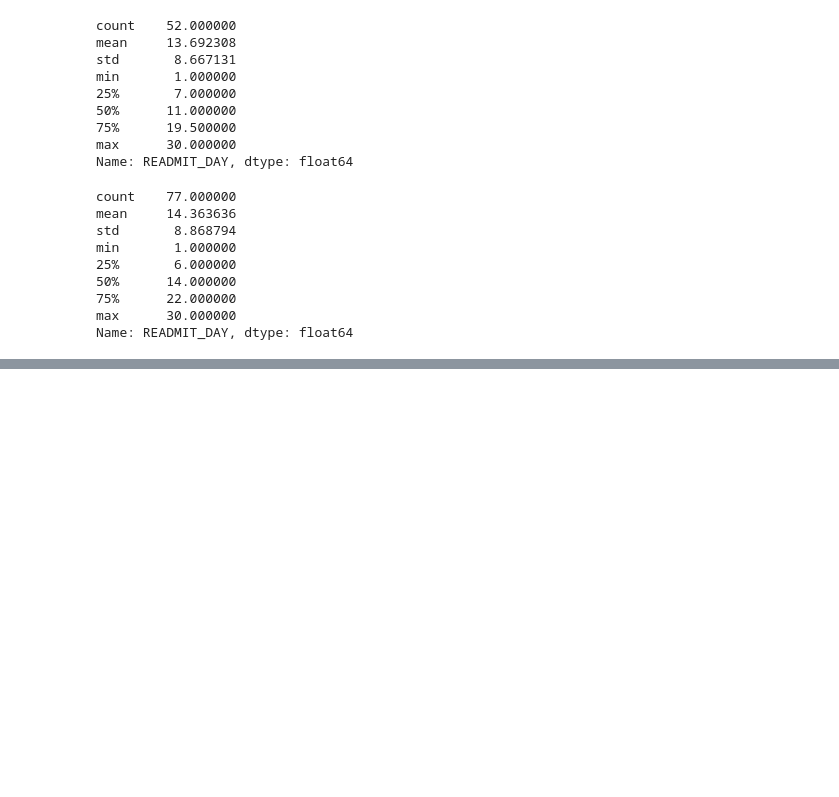
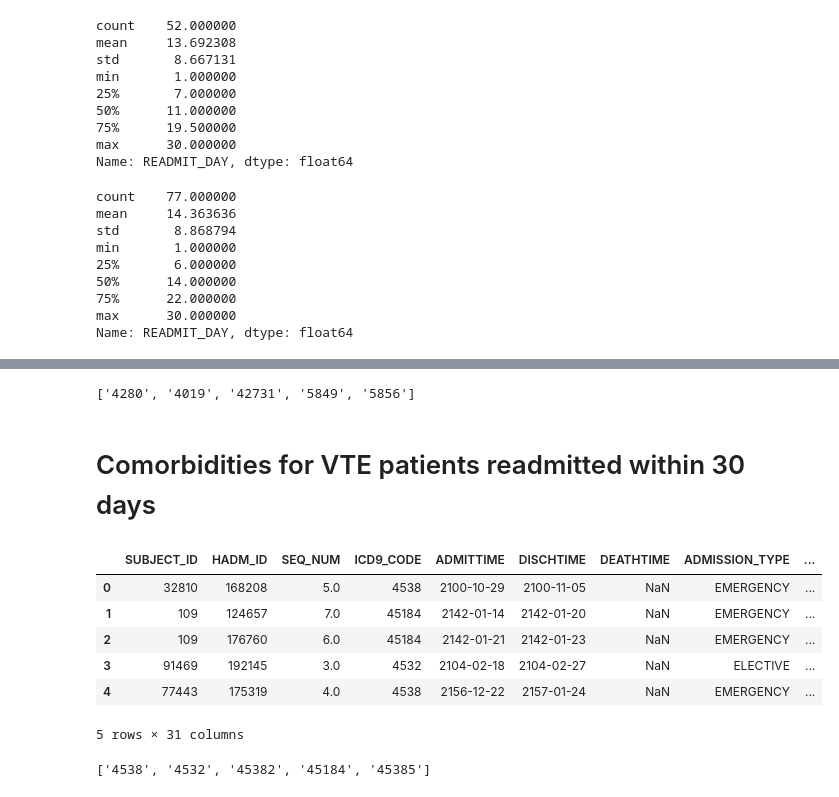
Before and after one commit to JessieZ-1204/MIMIC-III-VTE---Project, a Jupyter notebook: Breast Cancer Research.ipynb, the cells around one changed output, grey strips where cells are left out. Cells and saved outputs as stored; diff of their text form; code cells hidden in the pictures; blank space fills up the shorter version.

Commit message:
Find top5 ICD code for VTE patients

```diff
--- a/Breast Cancer Research.ipynb
+++ b/Breast Cancer Research.ipynb
@@ -1063,0 +1088,16 @@ Name: READMIT_DAY, dtype: float64
+# %%
+top5_icd
+# %% [output]
+['4280', '4019', '42731', '5849', '5856']
+# %% [markdown]
+# Comorbidities for VTE patients readmitted within 30 days
+# %%
+vte_readmit.head()
+# %% [output]
+|  | SUBJECT_ID | HADM_ID | SEQ_NUM | ICD9_CODE | ADMITTIME | DISCHTIME | DEATHTIME | ADMISSION_TYPE | ... |
+| 0 | 32810 | 168208 | 5.0 | 4538 | 2100-10-29 | 2100-11-05 | NaN | EMERGENCY | ... |
+| 1 | 109 | 124657 | 7.0 | 45184 | 2142-01-14 | 2142-01-20 | NaN | EMERGENCY | ... |
+| 2 | 109 | 176760 | 6.0 | 45184 | 2142-01-21 | 2142-01-23 | NaN | EMERGENCY | ... |
+| 3 | 91469 | 192145 | 3.0 | 4532 | 2104-02-18 | 2104-02-27 | NaN | ELECTIVE | ... |
+| 4 | 77443 | 175319 | 4.0 | 4538 | 2156-12-22 | 2157-01-24 | NaN | EMERGENCY | ... |
+5 rows × 31 columns
@@ -1063,0 +1109,4 @@ Name: READMIT_DAY, dtype: float64
+# %%
+top5_icd_30
+# %% [output]
+['4538', '4532', '45382', '45184', '45385']
```
Also changed, not shown: parts of 8 cells of this notebook.
